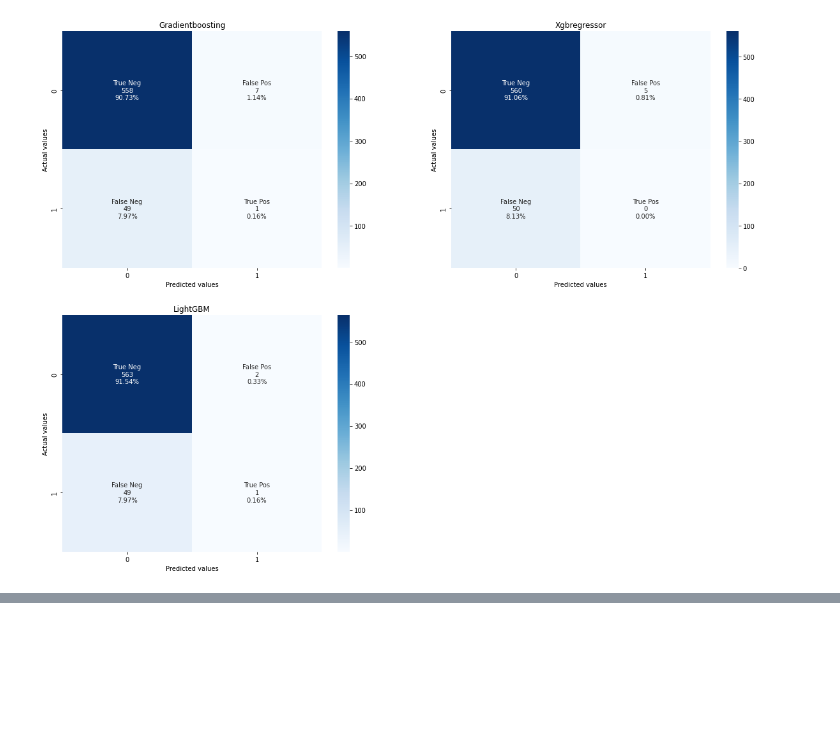
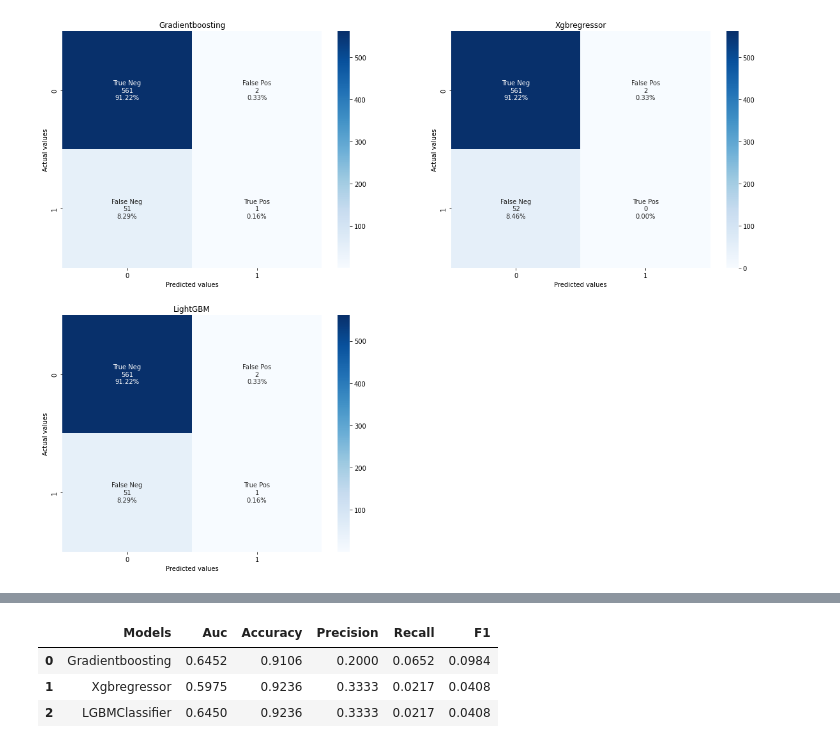
Before and after one commit to HananeMaghlazi/P7_Scoring, a Jupyter notebook: P7_Modelisation.ipynb, the cells around one changed output, grey strips where cells are left out. Cells and saved outputs as stored; diff of their text form; code cells hidden in the pictures; blank space fills up the shorter version.

```diff
--- a/P7_Modelisation.ipynb
+++ b/P7_Modelisation.ipynb
@@ -671,0 +642,32 @@ lgt_smote
+# %%
+classifier = GradientBoostingClassifier
+
+param_gbt = {
+    #"criterion": ["friedman_mse"],
+    "n_estimators": [2, 4,10,50], # The number of boosting stages to perform
+    "max_depth": [2,3,5, 6], # The maximum depth limits the number of nodes in the tree
+    "learning_rate": [0.02,0.1,0.5],#Learning rate shrinks the contribution of each tree by learning_rate
+    "min_samples_split" :[0.1, 0.5, 1. ] ,# The minimum number of samples required to split an internal node
+    "min_samples_leaf" : [0.1, 0.2,0.5] ,# The minimum number of samples required to be at a leaf node
+}
+
+gbt_grid_cv_smote = Pipeline(
+    [
+        ("smt", smt),
+        ("preprocessor", MinMaxScaler()),
+        (
+            "grid_search_gbt",
+            GridSearchCV(
+                classifier(random_state=42),
+                param_grid=param_gbt,
+                cv=5,
+                return_train_score=True,
+                scoring="roc_auc",
+                n_jobs=-1,
+                refit=True
+
+            ),
+        ),
+    ]
+)
+gbt_grid_cv_smote
@@ -673,8 +795,8 @@ lgt_smote
 model_pipeline_smote = {
 
 
-    "Gradientboosting": grb_smote,
-    "Xgbregressor": xgb_smote,
-    "LGBMClassifier" : lgt_smote
+    "Gradientboosting": gbt_grid_cv_smote,
+    "Xgbregressor": xgb_grid_cv_smote,
+    "LGBMClassifier" : lgbm_grid_cv_smote
 }
-df_results_smote, cm_list = metrics_models(model_pipeline_smote)
+df_results_grid_smote, cm_list = metrics_models(model_pipeline_smote)
@@ -680,0 +821,7 @@ df_results_smote, cm_list = metrics_models(model_pipeline_smote)
+# %%
+df_results_grid_smote
+# %% [output]
+|  | Models | Auc | Accuracy | Precision | Recall | F1 |
+| 0 | Gradientboosting | 0.6452 | 0.9106 | 0.2000 | 0.0652 | 0.0984 |
+| 1 | Xgbregressor | 0.5975 | 0.9236 | 0.3333 | 0.0217 | 0.0408 |
+| 2 | LGBMClassifier | 0.6450 | 0.9236 | 0.3333 | 0.0217 | 0.0408 |
```
Also changed, not shown: parts of 26 cells of this notebook.
